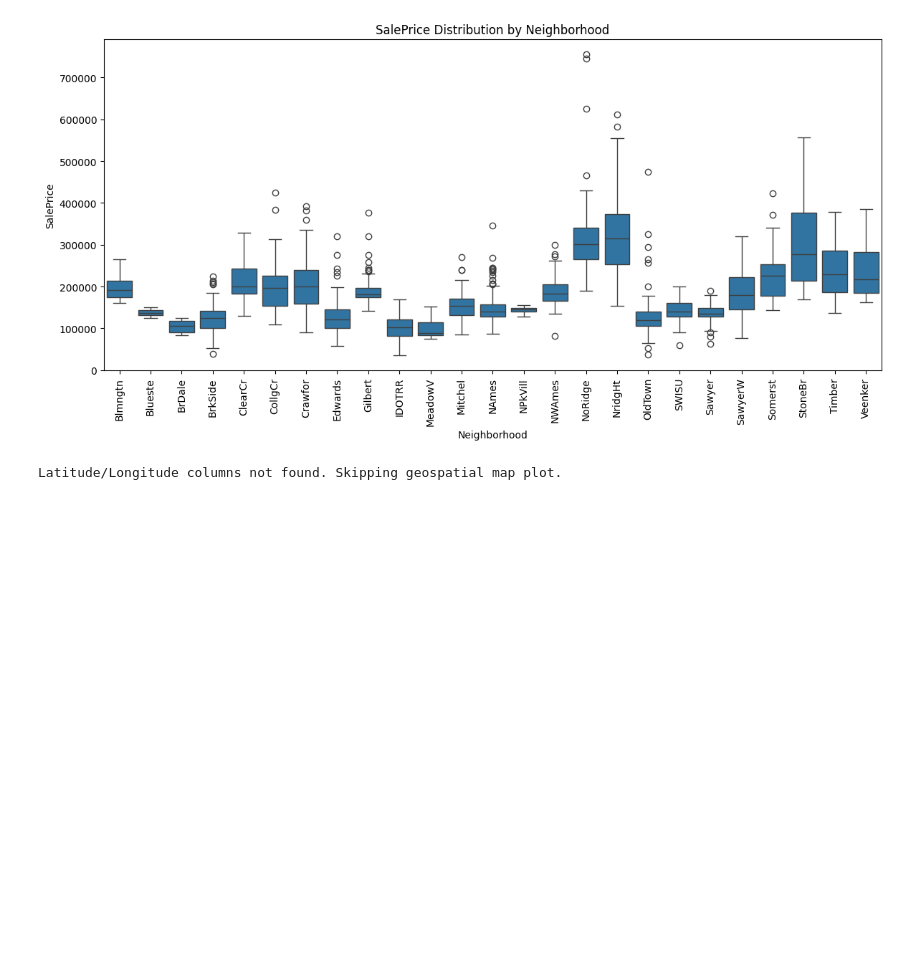
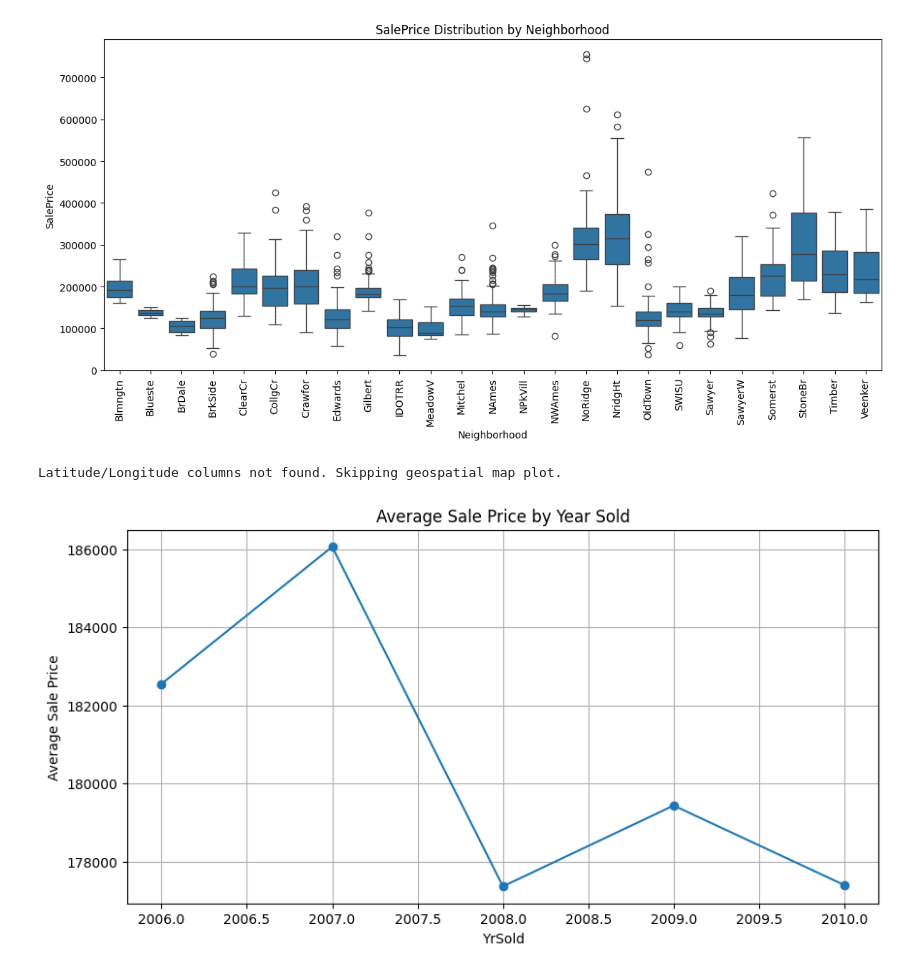
Before and after one commit to Mushpydev2000/Housing-price-prediction, a Jupyter notebook: housing-price-eda.ipynb, the cells around one changed output. Drawn from its saved outputs; the diff is of its cells as text; code cells hidden in the pictures; blank space fills up the shorter version.

```diff
--- a/housing-price-eda.ipynb
+++ b/housing-price-eda.ipynb
@@ -564,3 +564,16 @@ Number of multivariate outliers detected: 15
 [figure]
 [figure]
 Latitude/Longitude columns not found. Skipping geospatial map plot.
+# %%
+# Basic setup for Time Series EDA
+
+# Grouping by year sold to get average price trend
+avg_price_by_year = df_train.groupby(df_train['YrSold'].dt.year)['SalePrice'].mean()
+
+plt.figure(figsize=(10, 5))
+avg_price_by_year.plot(kind='line', marker='o', title='Average Sale Price by Year Sold')
+plt.ylabel('Average Sale Price')
+plt.grid(True)
+plt.show()
+# %% [output]
+[figure, added]
```
Also changed, not shown: parts of 3 cells of this notebook.
